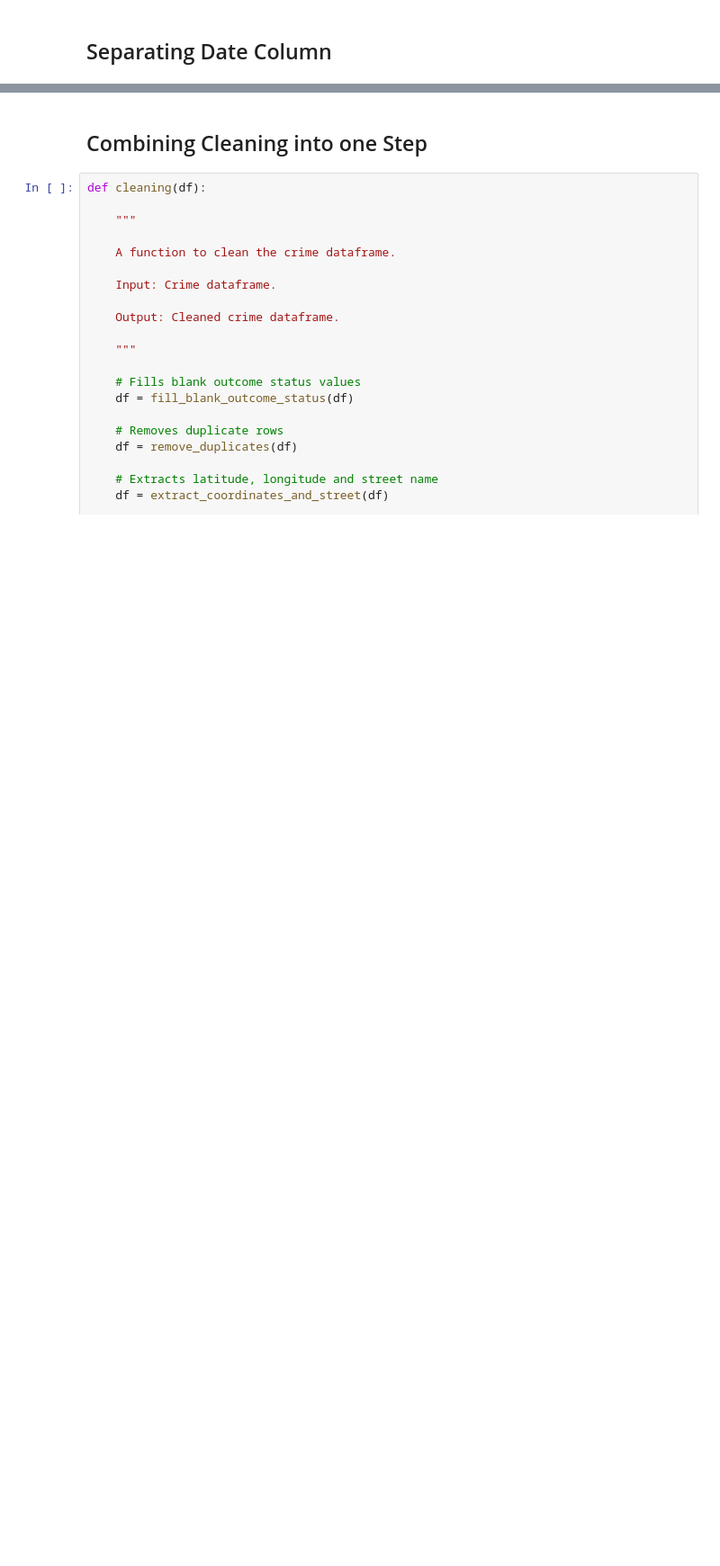
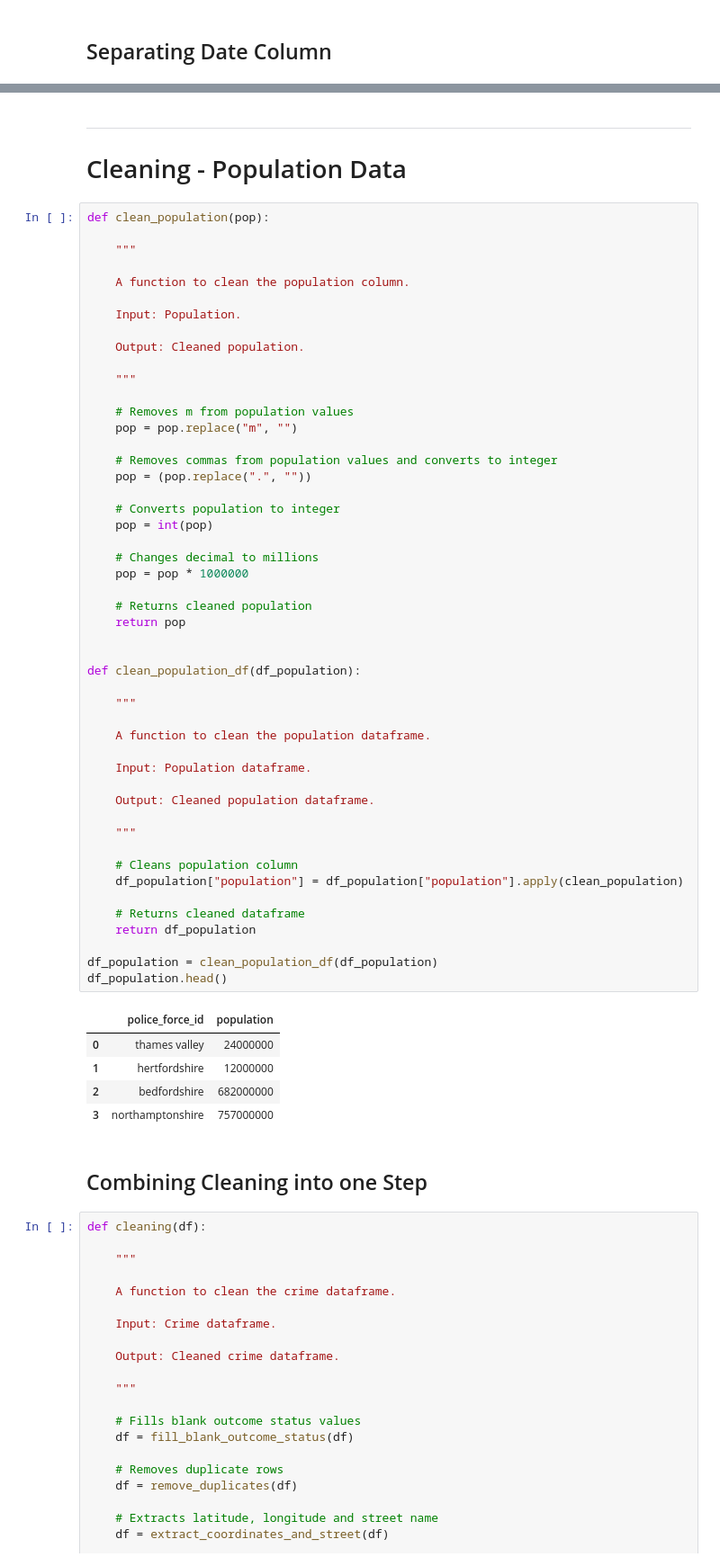
Before and after one commit to zharysc/app-development-Ben-Zharys, a Jupyter notebook: backend.ipynb, the cells around one changed output, grey strips where cells are left out. Shown: that part at 90% size. Drawn from its saved outputs; the diff is of its cells as text; blank space fills up the shorter version.

```diff
--- a/backend.ipynb
+++ b/backend.ipynb
@@ -644,3 +670,62 @@ df.head()
+# %% [markdown]
+---
+
+# Cleaning - Population Data
+# %%
+def clean_population(pop):
+
+    """
+
+    A function to clean the population column.
+
+    Input: Population.
+
+    Output: Cleaned population.
+
+    """
+
+    # Removes m from population values
+    pop = pop.replace("m", "")
+
+    # Removes commas from population values and converts to integer
+    pop = (pop.replace(".", ""))
+
+    # Converts population to integer
+    pop = int(pop)
+
+    # Changes decimal to millions
+    pop = pop * 1000000
+
+    # Returns cleaned population
+    return pop
+
+
+def clean_population_df(df_population):
+
+    """
+
+    A function to clean the population dataframe.
+
+    Input: Population dataframe.
+
+    Output: Cleaned population dataframe.
+
+    """
+
+    # Cleans population column
+    df_population["population"] = df_population["population"].apply(clean_population)
+
+    # Returns cleaned dataframe
+    return df_population
+
+df_population = clean_population_df(df_population)
+df_population.head()
+# %% [output]
+|  | police_force_id | population |
+| 0 | thames valley | 24000000 |
+| 1 | hertfordshire | 12000000 |
+| 2 | bedfordshire | 682000000 |
+| 3 | northamptonshire | 757000000 |
 # %% [markdown]
 ## Combining Cleaning into one Step
 # %%
```
Also changed, not shown: parts of 7 cells of this notebook, 1 other file.
